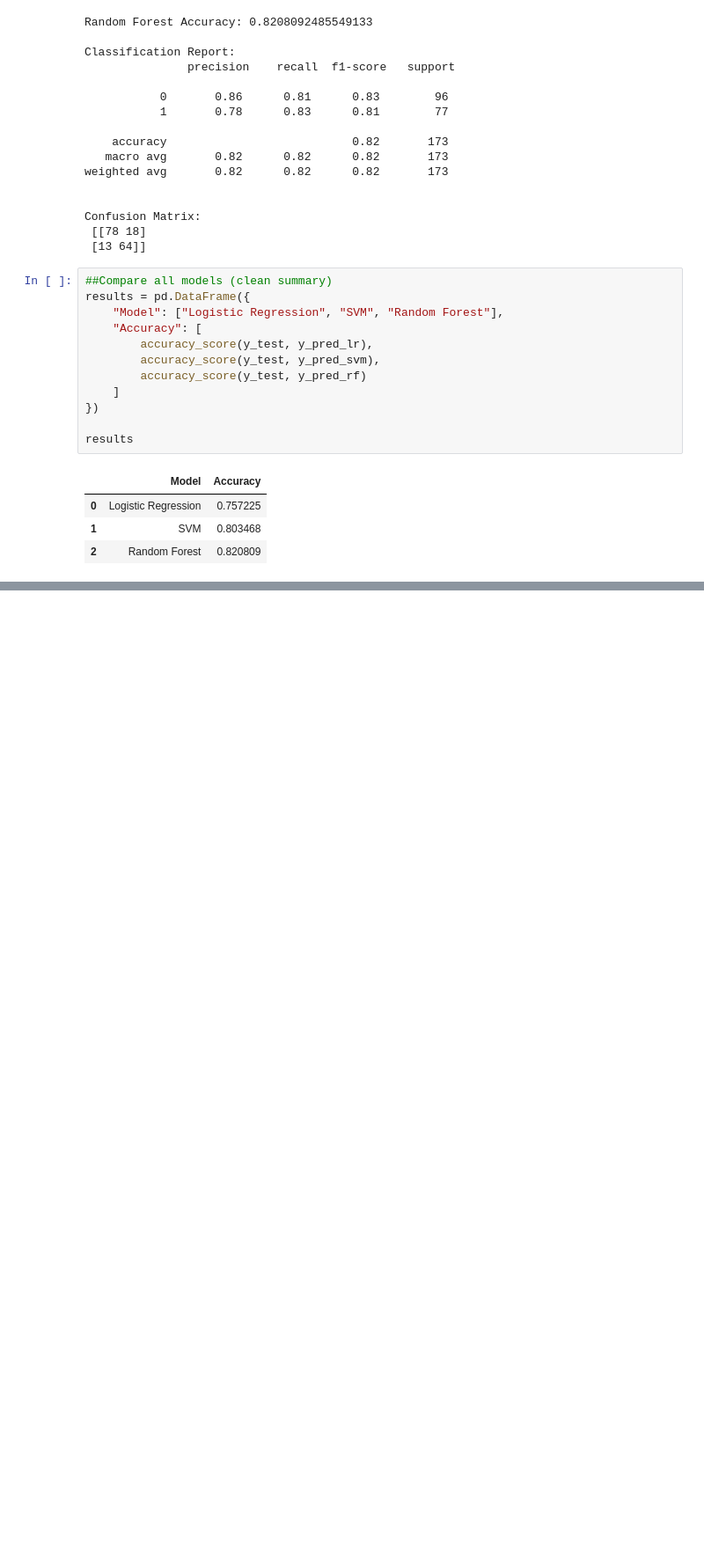
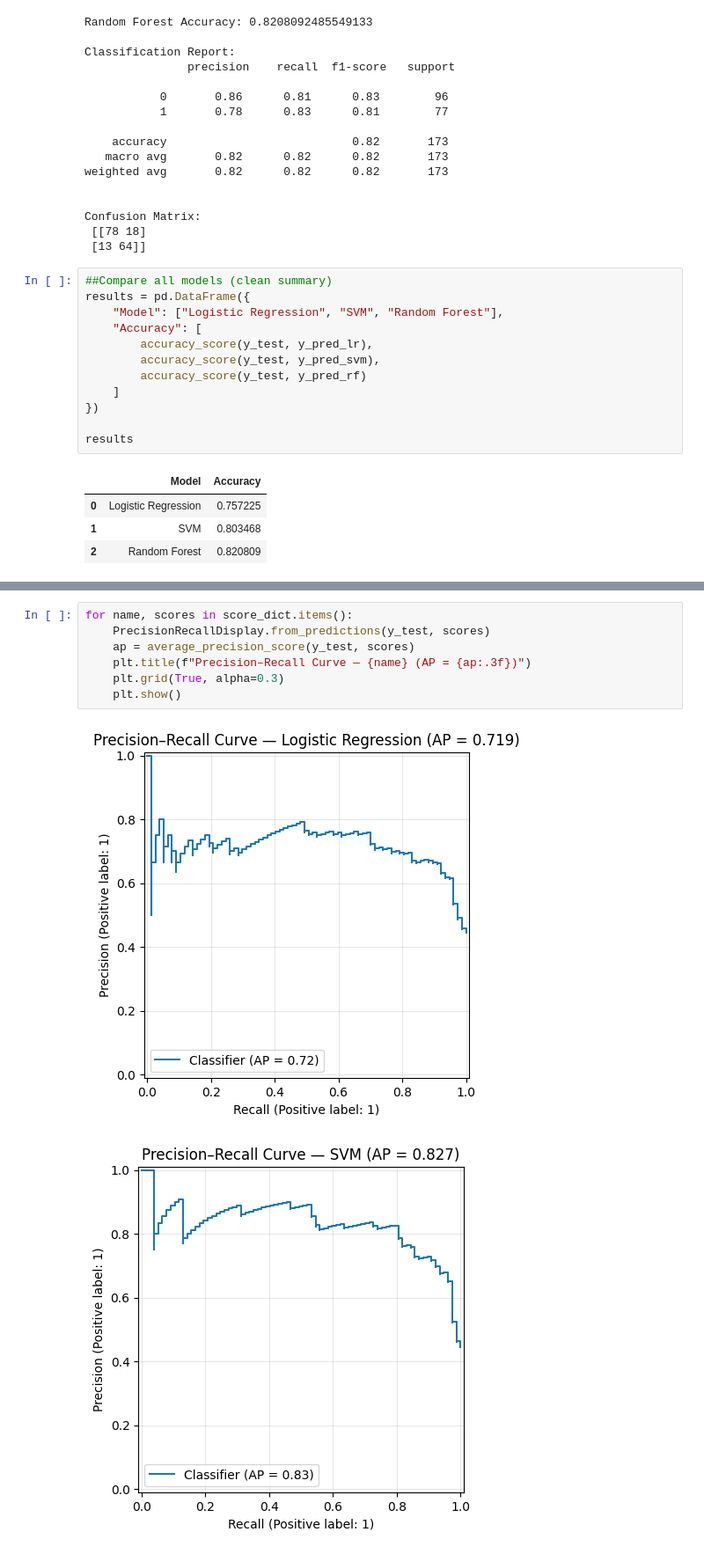
Before and after one commit to avindumihisara0229-code/ErgoSense, a Jupyter notebook: KKT_Deshapriya_DSGP.ipynb, the cells around one changed output, grey strips where cells are left out. Shown at 88% size. Cells and saved outputs as stored; diff of their text form; blank space fills up the shorter version.

```diff
--- a/KKT_Deshapriya_DSGP.ipynb
+++ b/KKT_Deshapriya_DSGP.ipynb
@@ -318,0 +380,10 @@ results
+# %%
+for name, scores in score_dict.items():
+    PrecisionRecallDisplay.from_predictions(y_test, scores)
+    ap = average_precision_score(y_test, scores)
+    plt.title(f"Precision–Recall Curve — {name} (AP = {ap:.3f})")
+    plt.grid(True, alpha=0.3)
+    plt.show()
+# %% [output]
+[figure, added]
+[figure, added]
```
Also changed, not shown: parts of 7 cells of this notebook.
